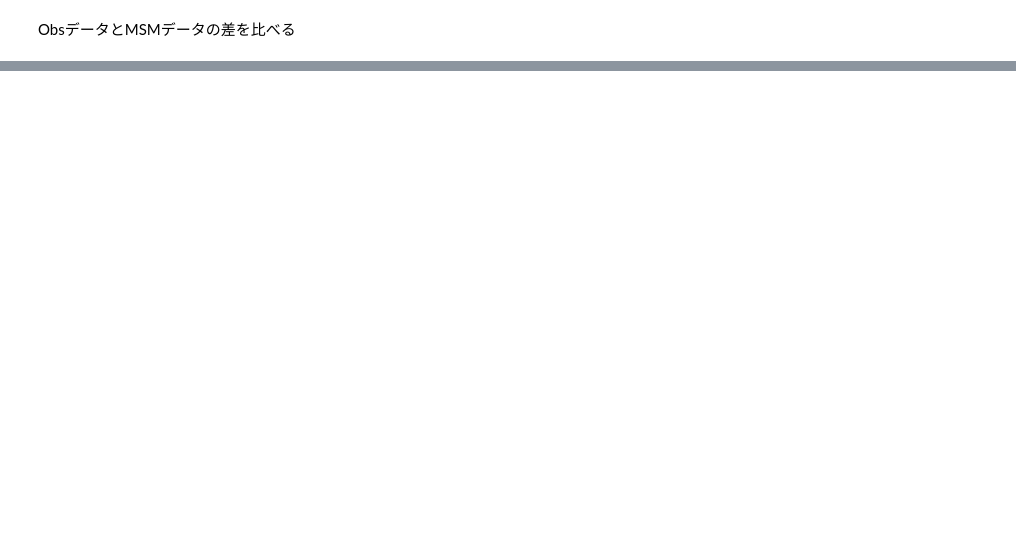
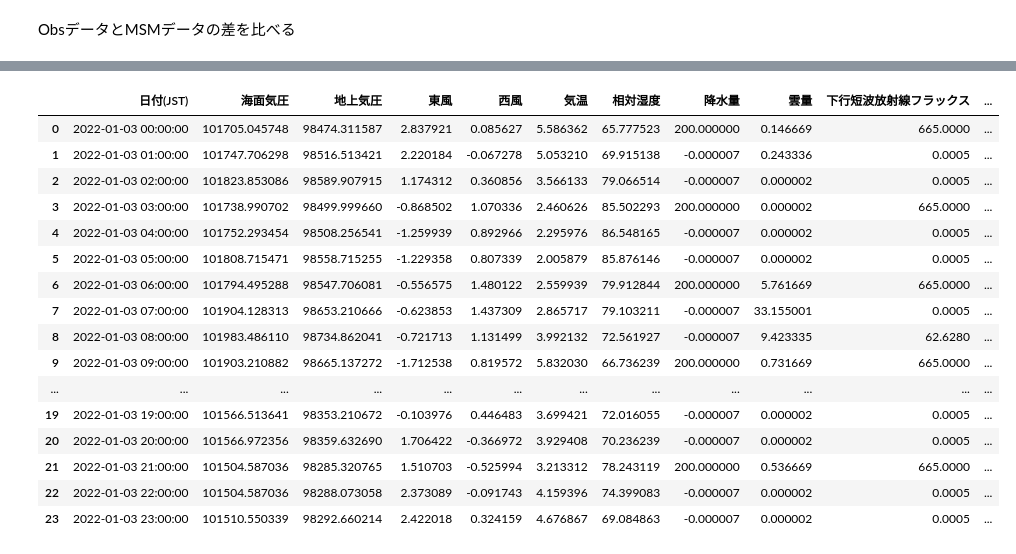
Before and after one commit to Ryo-Suzukii/ForecastCloudinJapan, a Jupyter notebook: EDA/diff_obs_msm.ipynb, the cells around one changed output, grey strips where cells are left out. Drawn from its saved outputs; the diff is of its cells as text; code cells hidden in the pictures; blank space fills up the shorter version.

```diff
--- a/EDA/diff_obs_msm.ipynb
+++ b/EDA/diff_obs_msm.ipynb
@@ -22,0 +48,20 @@ display(msmdf.head(2))
+# %%
+msmdf
+# %% [output]
+|  | 日付(JST) | 海面気圧 | 地上気圧 | 東風 | 西風 | 気温 | 相対湿度 | 降水量 | 雲量 | 下行短波放射線フラックス | ... |
+| 0 | 2022-01-03 00:00:00 | 101705.045748 | 98474.311587 | 2.837921 | 0.085627 | 5.586362 | 65.777523 | 200.000000 | 0.146669 | 665.0000 | ... |
+| 1 | 2022-01-03 01:00:00 | 101747.706298 | 98516.513421 | 2.220184 | -0.067278 | 5.053210 | 69.915138 | -0.000007 | 0.243336 | 0.0005 | ... |
+| 2 | 2022-01-03 02:00:00 | 101823.853086 | 98589.907915 | 1.174312 | 0.360856 | 3.566133 | 79.066514 | -0.000007 | 0.000002 | 0.0005 | ... |
+| 3 | 2022-01-03 03:00:00 | 101738.990702 | 98499.999660 | -0.868502 | 1.070336 | 2.460626 | 85.502293 | 200.000000 | 0.000002 | 665.0000 | ... |
+| 4 | 2022-01-03 04:00:00 | 101752.293454 | 98508.256541 | -1.259939 | 0.892966 | 2.295976 | 86.548165 | -0.000007 | 0.000002 | 0.0005 | ... |
+| 5 | 2022-01-03 05:00:00 | 101808.715471 | 98558.715255 | -1.229358 | 0.807339 | 2.005879 | 85.876146 | -0.000007 | 0.000002 | 0.0005 | ... |
+| 6 | 2022-01-03 06:00:00 | 101794.495288 | 98547.706081 | -0.556575 | 1.480122 | 2.559939 | 79.912844 | 200.000000 | 5.761669 | 665.0000 | ... |
+| 7 | 2022-01-03 07:00:00 | 101904.128313 | 98653.210666 | -0.623853 | 1.437309 | 2.865717 | 79.103211 | -0.000007 | 33.155001 | 0.0005 | ... |
+| 8 | 2022-01-03 08:00:00 | 101983.486110 | 98734.862041 | -0.721713 | 1.131499 | 3.992132 | 72.561927 | -0.000007 | 9.423335 | 62.6280 | ... |
+| 9 | 2022-01-03 09:00:00 | 101903.210882 | 98665.137272 | -1.712538 | 0.819572 | 5.832030 | 66.736239 | 200.000000 | 0.731669 | 665.0000 | ... |
+| ... | ... | ... | ... | ... | ... | ... | ... | ... | ... | ... | ... |
+| 19 | 2022-01-03 19:00:00 | 101566.513641 | 98353.210672 | -0.103976 | 0.446483 | 3.699421 | 72.016055 | -0.000007 | 0.000002 | 0.0005 | ... |
+| 20 | 2022-01-03 20:00:00 | 101566.972356 | 98359.632690 | 1.706422 | -0.366972 | 3.929408 | 70.236239 | -0.000007 | 0.000002 | 0.0005 | ... |
+| 21 | 2022-01-03 21:00:00 | 101504.587036 | 98285.320765 | 1.510703 | -0.525994 | 3.213312 | 78.243119 | 200.000000 | 0.536669 | 665.0000 | ... |
+| 22 | 2022-01-03 22:00:00 | 101504.587036 | 98288.073058 | 2.373089 | -0.091743 | 4.159396 | 74.399083 | -0.000007 | 0.000002 | 0.0005 | ... |
+| 23 | 2022-01-03 23:00:00 | 101510.550339 | 98292.660214 | 2.422018 | 0.324159 | 4.676867 | 69.084863 | -0.000007 | 0.000002 | 0.0005 | ... |
```
Also changed, not shown: parts of 5 cells of this notebook.
